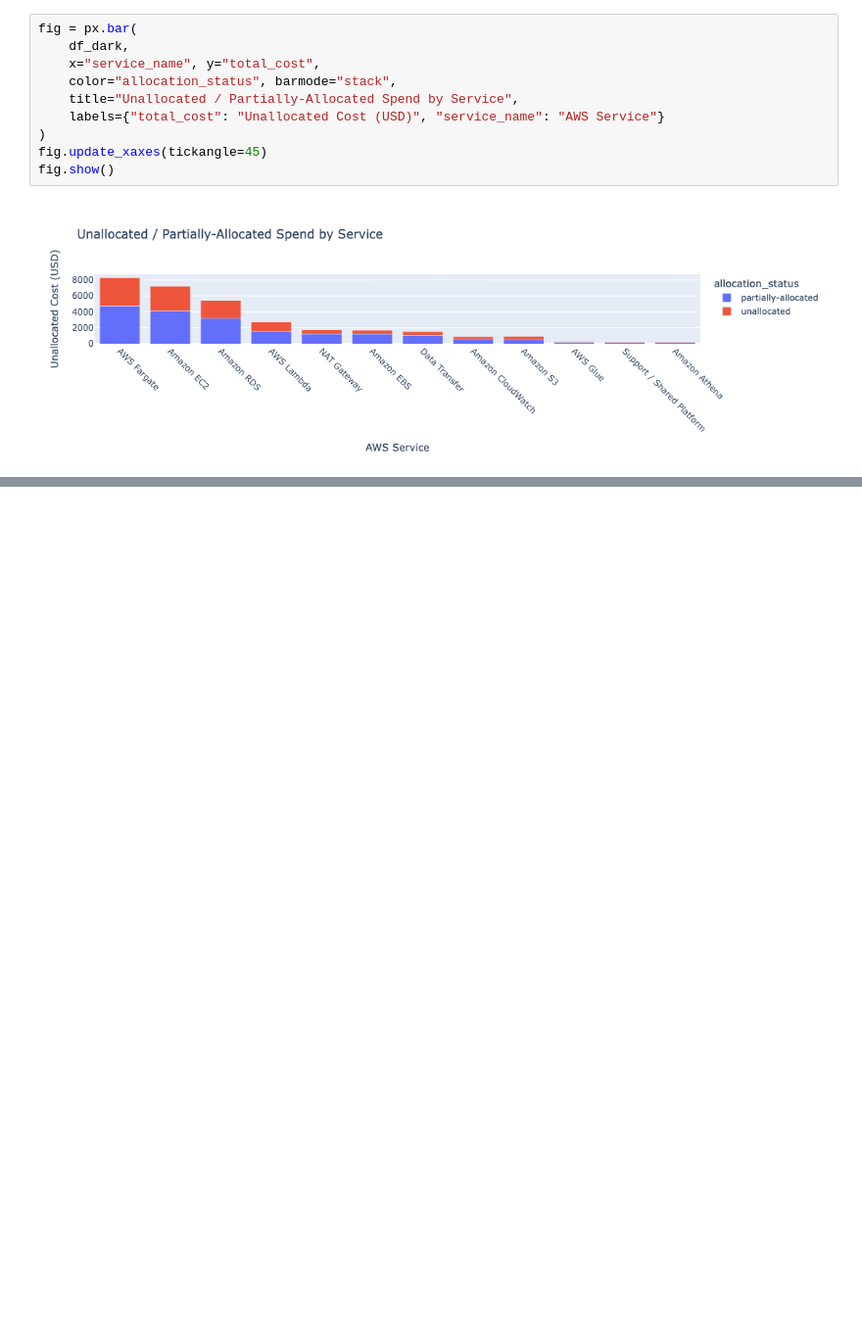
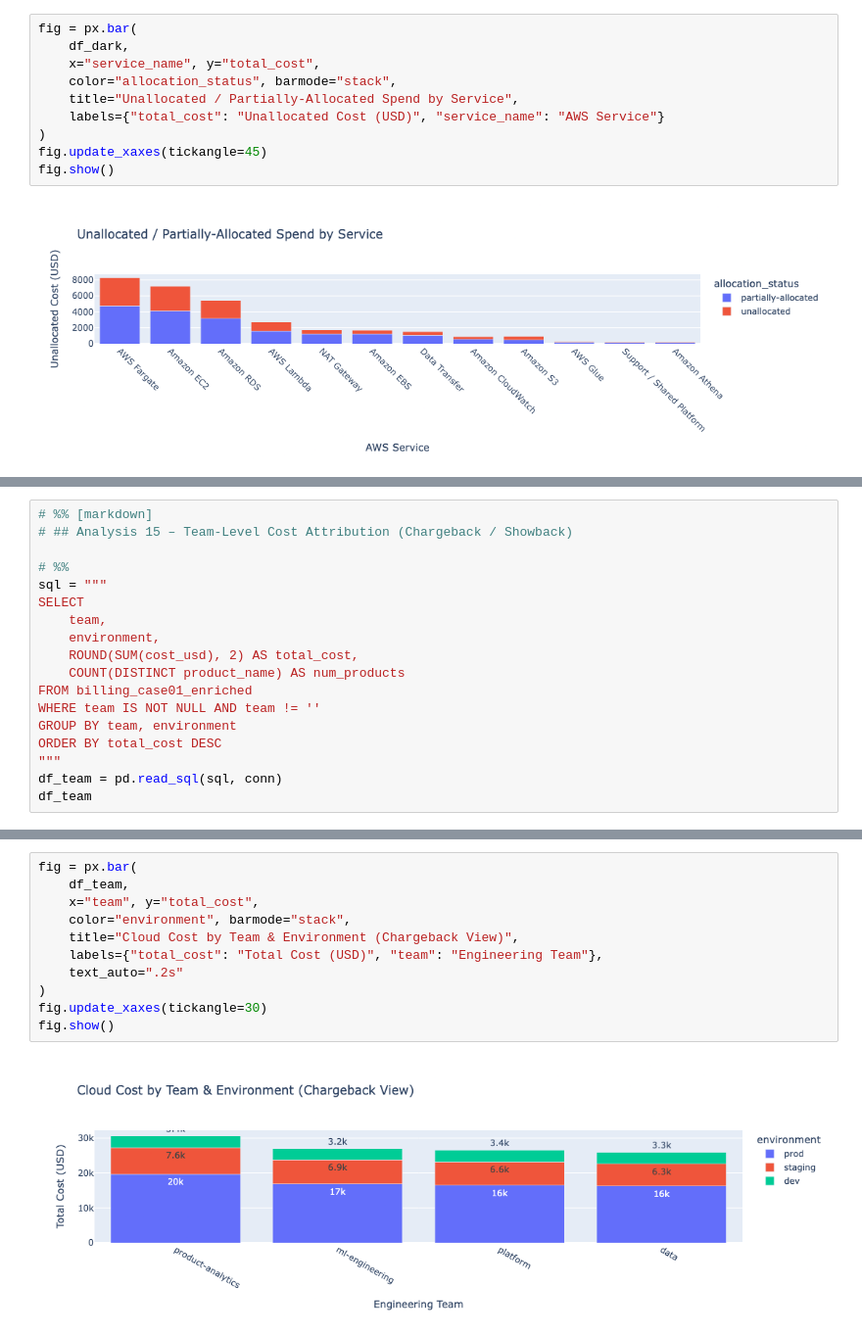
Before and after one commit to marvinmills/finops-dojo-lab, a Jupyter notebook: 01-aws-ai-saas-case/analysis/analysis2.ipynb, the cells around one changed output, grey strips where cells are left out. Shown at 98% size. Cells and saved outputs as stored; diff of their text form; blank space fills up the shorter version.

```diff
--- a/01-aws-ai-saas-case/analysis/analysis2.ipynb
+++ b/01-aws-ai-saas-case/analysis/analysis2.ipynb
@@ -1940,0 +2099,18 @@ fig.show()
+# %%
+# %% [markdown]
+# ## Analysis 15 – Team-Level Cost Attribution (Chargeback / Showback)
+
+# %%
+sql = """
+SELECT
+    team,
+    environment,
+    ROUND(SUM(cost_usd), 2) AS total_cost,
+    COUNT(DISTINCT product_name) AS num_products
+FROM billing_case01_enriched
+WHERE team IS NOT NULL AND team != ''
+GROUP BY team, environment
+ORDER BY total_cost DESC
+"""
+df_team = pd.read_sql(sql, conn)
+df_team
@@ -1940,0 +2131,13 @@ fig.show()
+# %%
+fig = px.bar(
+    df_team,
+    x="team", y="total_cost",
+    color="environment", barmode="stack",
+    title="Cloud Cost by Team & Environment (Chargeback View)",
+    labels={"total_cost": "Total Cost (USD)", "team": "Engineering Team"},
+    text_auto=".2s"
+)
+fig.update_xaxes(tickangle=30)
+fig.show()
+# %% [output]
+[figure, added]
```
Also changed, not shown: parts of 21 cells of this notebook.
